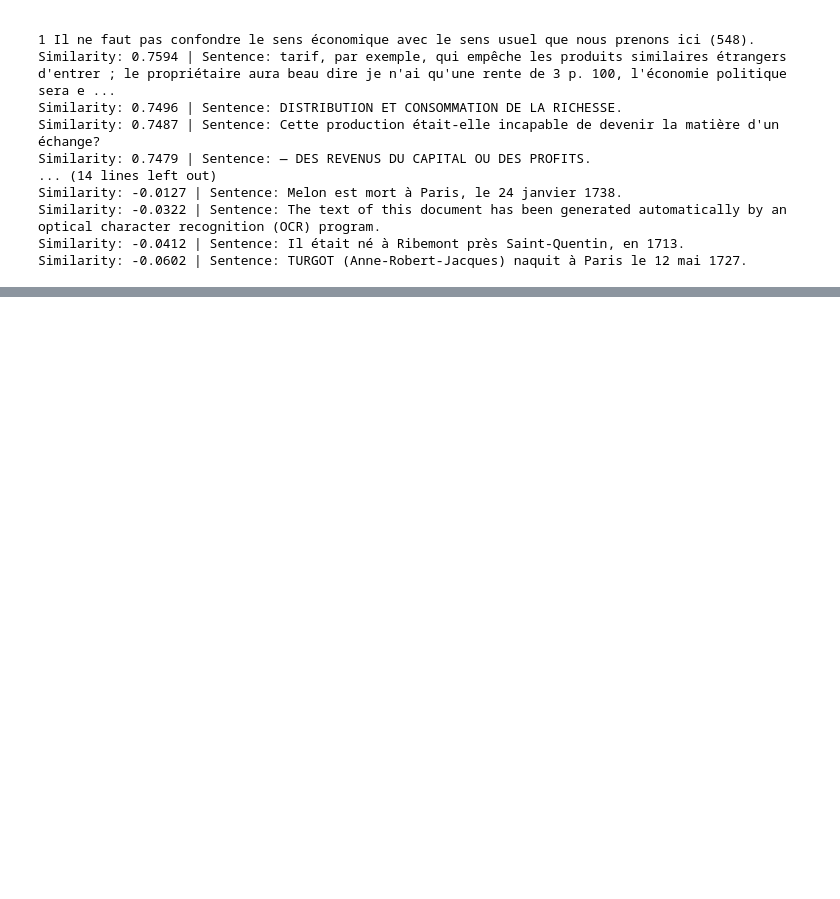
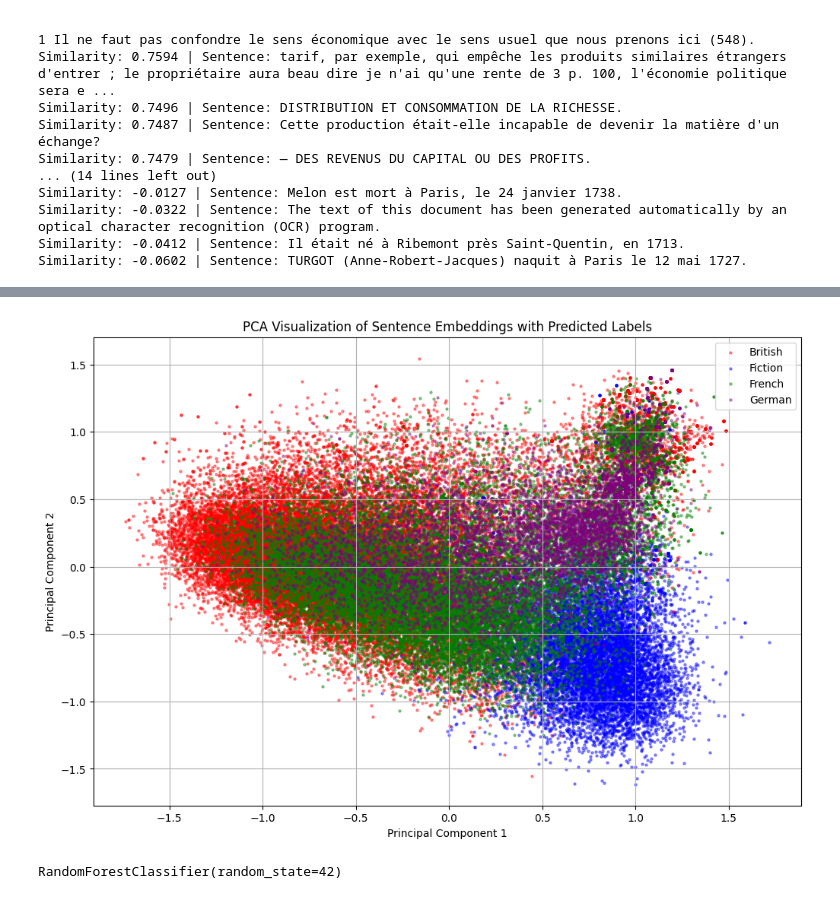
Before and after one commit to Faborja83/-Ecuador-s-first-banking-crisis-of-1870-1875-, a Jupyter notebook: brit_french_sim.ipynb, the cells around one changed output, grey strips where cells are left out. Drawn from its saved outputs; the diff is of its cells as text; code cells hidden in the pictures; blank space fills up the shorter version.

```diff
--- a/brit_french_sim.ipynb
+++ b/brit_french_sim.ipynb
@@ -475,0 +586,45 @@ with open('objects.pkl', 'rb') as f:
+# %%
+from sklearn.decomposition import PCA
+
+# Reduce the embeddings to 2D for the entire dataset
+pca = PCA(n_components=2)
+all_embeddings_2d = pca.fit_transform(all_embeddings)
+
+# Split the reduced embeddings into training and test sets
+X_train_2d = all_embeddings_2d[:X_train.shape[0]]
+X_test_2d = all_embeddings_2d[X_train.shape[0]:]
+# %%
+# Predict on the entire dataset
+y_pred_all = clf.predict(all_embeddings)
+
+# Map integer labels back to original labels
+y_pred_all_labels = label_encoder.inverse_transform(y_pred_all)
+# %%
+import matplotlib.pyplot as plt
+
+# Map classes to colors
+colors = ['red', 'blue', 'green', 'purple']
+class_to_color = {class_name: colors[i % len(colors)] for i, class_name in enumerate(class_names)}
+
+# Plot the embeddings
+plt.figure(figsize=(12, 8))
+
+for class_name in class_names:
+    indices = [i for i, label in enumerate(y_pred_all_labels) if label == class_name]
+    plt.scatter(
+        all_embeddings_2d[indices, 0],
+        all_embeddings_2d[indices, 1],
+        label=class_name,
+        c=class_to_color[class_name],
+        alpha=0.4,
+        s=5
+    )
+
+plt.legend()
+plt.title("PCA Visualization of Sentence Embeddings with Predicted Labels")
+plt.xlabel("Principal Component 1")
+plt.ylabel("Principal Component 2")
+plt.grid(True)
+plt.show()
+# %% [output]
+[figure, added]
@@ -475,0 +661,7 @@ with open('objects.pkl', 'rb') as f:
+# %%
+from sklearn.ensemble import RandomForestClassifier
+
+clf = RandomForestClassifier(n_estimators=100, random_state=42)
+clf.fit(X_train, y_train_encoded)
+# %% [output]
+RandomForestClassifier(random_state=42)
```
Also changed, not shown: parts of 22 cells of this notebook.
